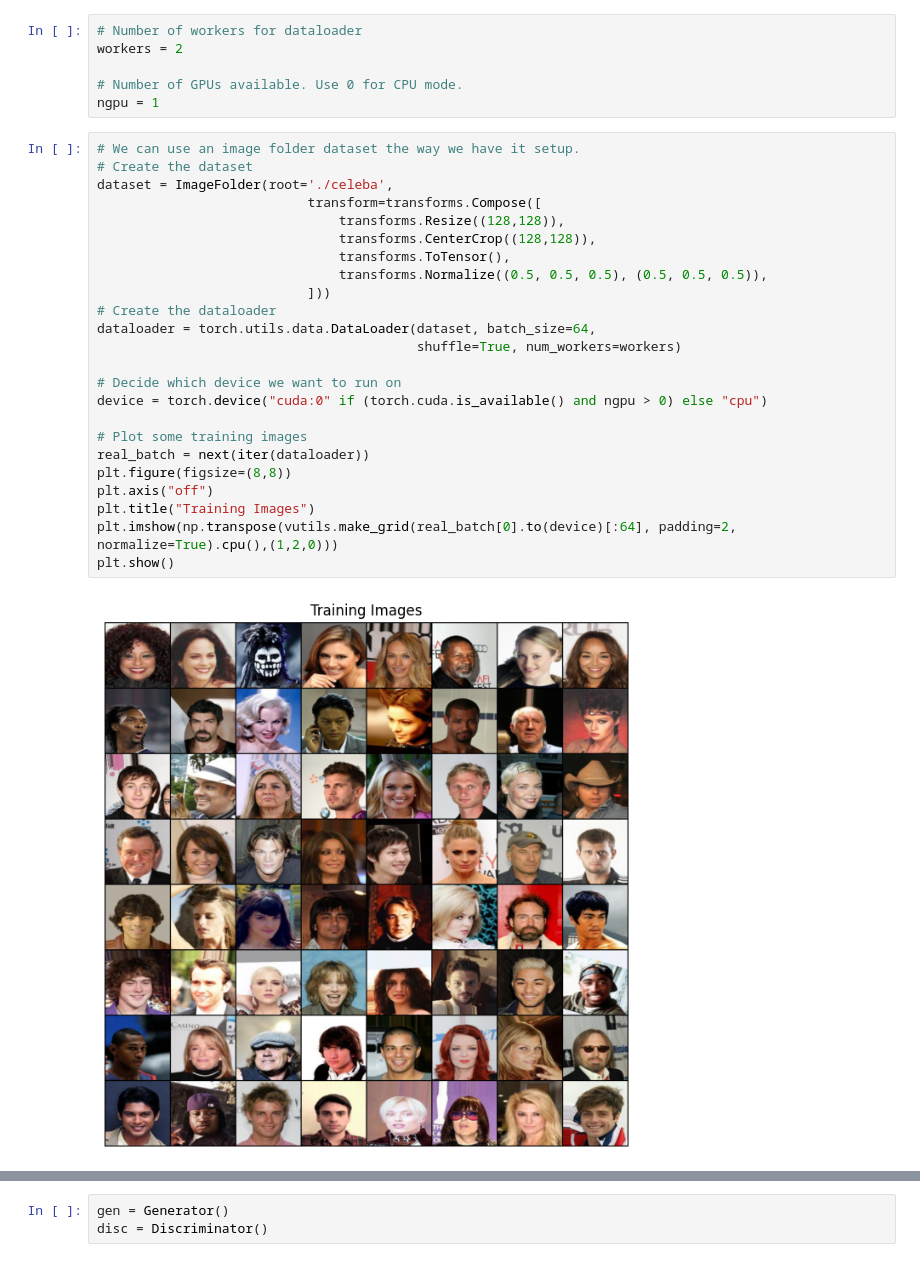
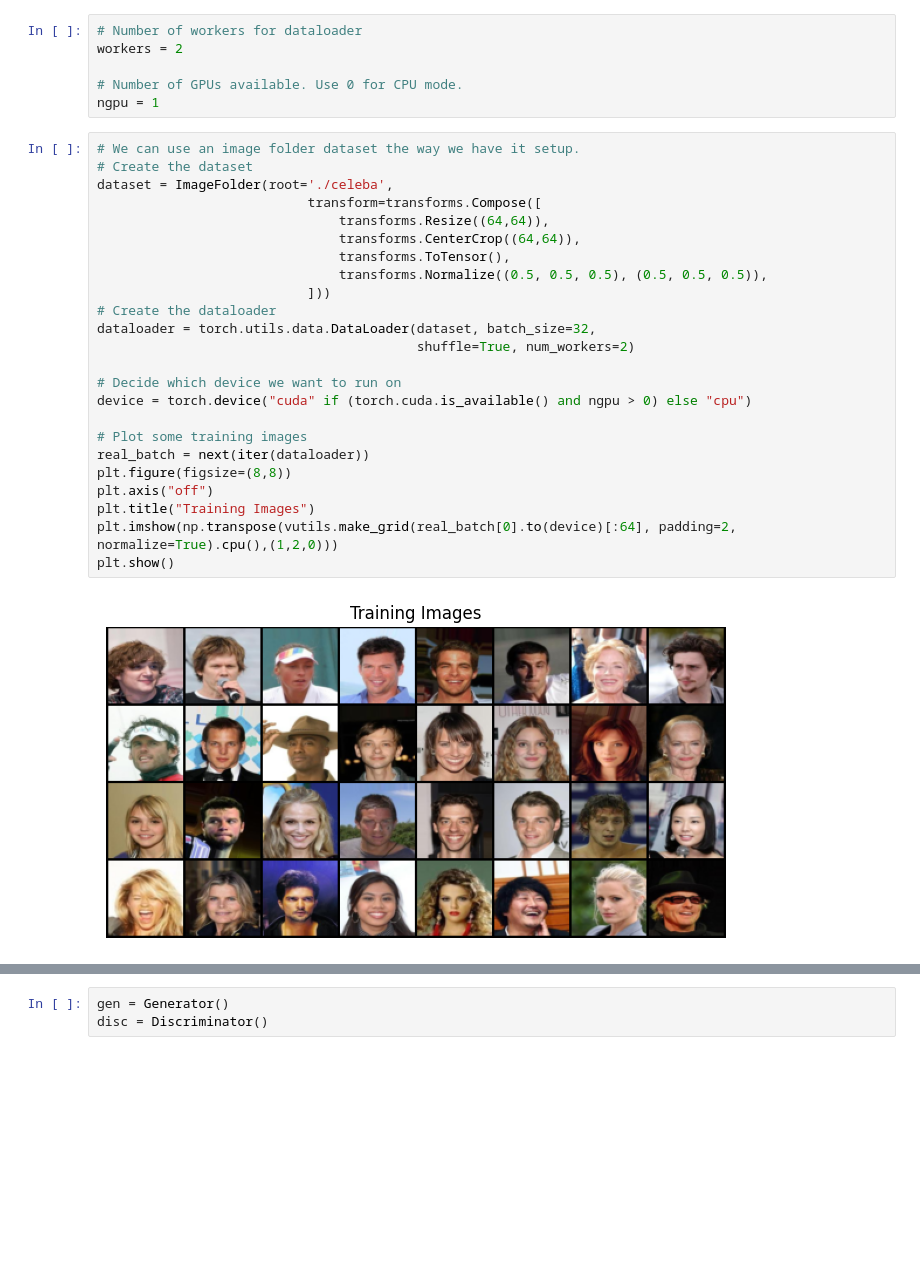
Before and after one commit to Vishwa2684/DCGAN, a Jupyter notebook: model.ipynb, the cells around one changed output, grey strips where cells are left out. Drawn from its saved outputs; the diff is of its cells as text; blank space fills up the shorter version.

Commit message:
Trained DCGAN on images of size 64*64

```diff
--- a/model.ipynb
+++ b/model.ipynb
@@ -54,29 +55,29 @@ ngpu = 1
 # %%
 # We can use an image folder dataset the way we have it setup.
 # Create the dataset
 dataset = ImageFolder(root='./celeba',
                            transform=transforms.Compose([
-                               transforms.Resize((128,128)),
-                               transforms.CenterCrop((128,128)),
+                               transforms.Resize((64,64)),
+                               transforms.CenterCrop((64,64)),
                                transforms.ToTensor(),
                                transforms.Normalize((0.5, 0.5, 0.5), (0.5, 0.5, 0.5)),
                            ]))
 # Create the dataloader
-dataloader = torch.utils.data.DataLoader(dataset, batch_size=64,
-                                         shuffle=True, num_workers=workers)
+dataloader = torch.utils.data.DataLoader(dataset, batch_size=32,
+                                         shuffle=True, num_workers=2)
 
 # Decide which device we want to run on
-device = torch.device("cuda:0" if (torch.cuda.is_available() and ngpu > 0) else "cpu")
+device = torch.device("cuda" if (torch.cuda.is_available() and ngpu > 0) else "cpu")
 
 # Plot some training images
 real_batch = next(iter(dataloader))
 plt.figure(figsize=(8,8))
 plt.axis("off")
 plt.title("Training Images")
 plt.imshow(np.transpose(vutils.make_grid(real_batch[0].to(device)[:64], padding=2, normalize=True).cpu(),(1,2,0)))
 plt.show()
 # %% [output]
-[figure, old version]
+[figure, new version]
 # %%
 import torch.nn as nn
 random_noise = 100
```
Also changed, not shown: parts of 11 cells of this notebook, 4 other files.
